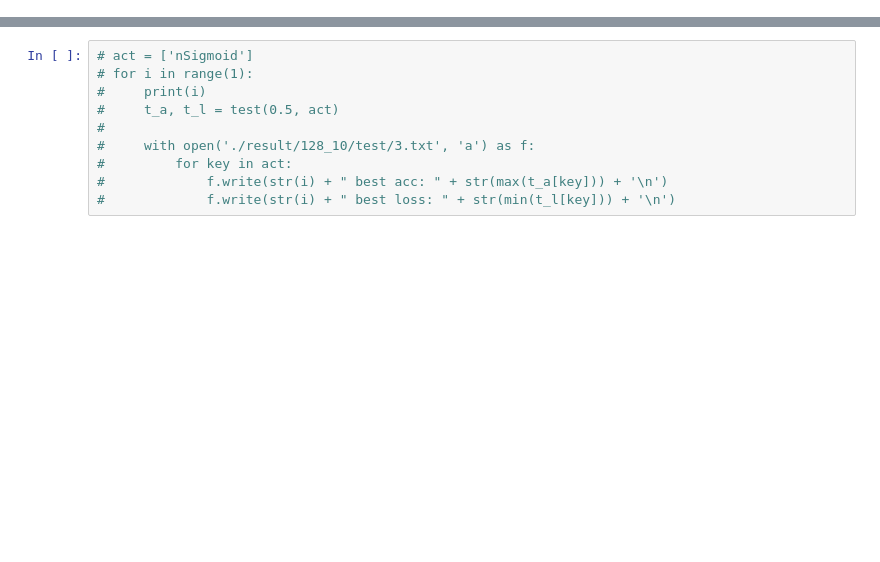
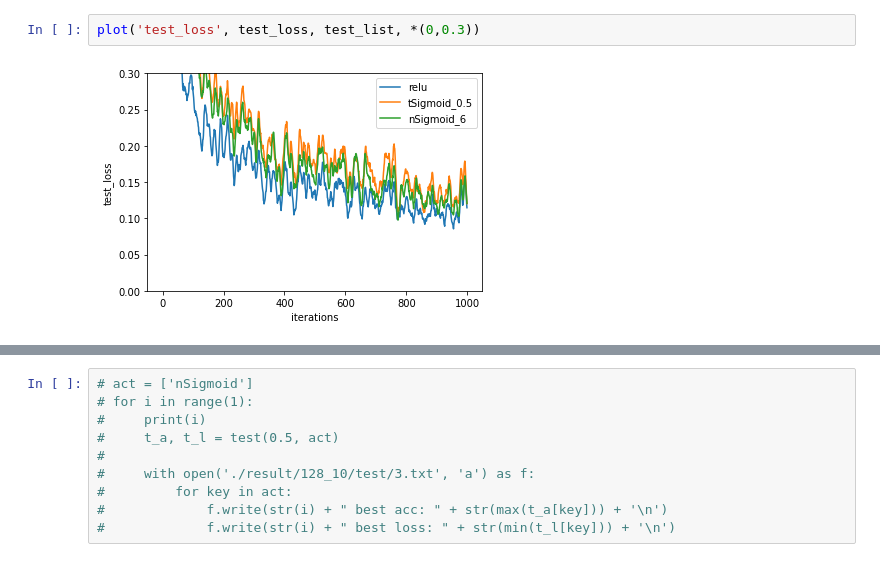
Before and after one commit to dinleo/Learning, a Jupyter notebook: Py_Code/AI_Learning/mnist/act_test.ipynb, the cells around one changed output, grey strips where cells are left out. Drawn from its saved outputs; the diff is of its cells as text; blank space fills up the shorter version.

```diff
--- a/Py_Code/AI_Learning/mnist/act_test.ipynb
+++ b/Py_Code/AI_Learning/mnist/act_test.ipynb
@@ -95 +133,5 @@ plt.show()
+# %%
+plot('test_loss', test_loss, test_list, *(0,0.3))
+# %% [output]
+[figure, added]
 # %%
```
Also changed, not shown: parts of 11 cells of this notebook, 2 other files.
